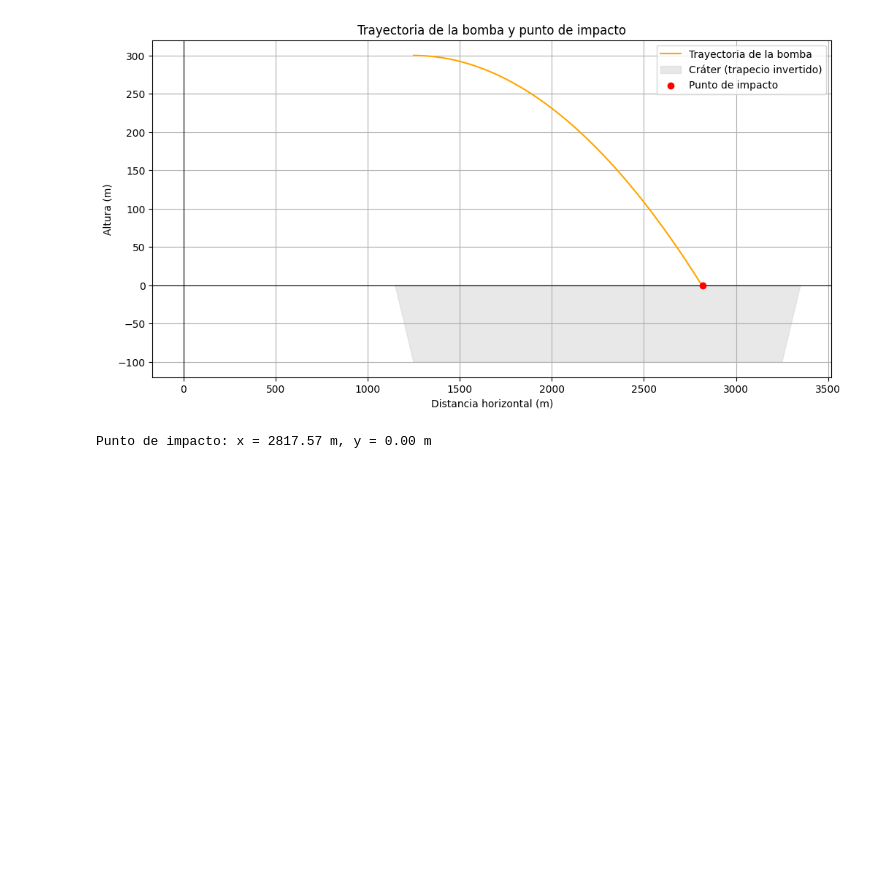
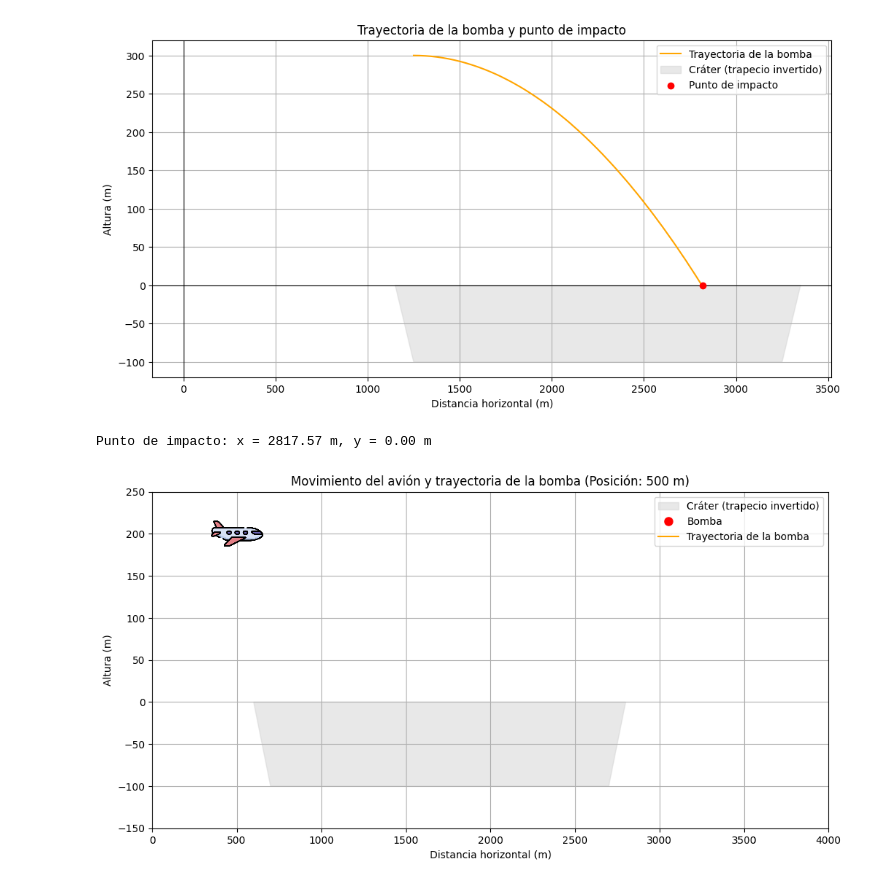
Before and after one commit to stiv001/Proyecto-metodos, a Jupyter notebook: Proyecto.ipynb, the cells around one changed output. Saved outputs shown, nothing was run; the diff lists cells and outputs as text; code cells hidden in the pictures; blank space fills up the shorter version.

Commit message:
grafica del avion

```diff
--- a/Proyecto.ipynb
+++ b/Proyecto.ipynb
@@ -178,3 +178,96 @@ else:
 # %% [output]
 [figure]
 Punto de impacto: x = 2817.57 m, y = 0.00 m
+# %%
+import numpy as np
+import matplotlib.pyplot as plt
+from matplotlib.offsetbox import OffsetImage, AnnotationBbox
+
+# Parámetros
+ha = 200  # Altura inicial del avión
+hc = -100  # Altura del fondo del cráter
+L = 2000  # Longitud horizontal del cráter
+alpha = np.radians(45)  # Ángulo de las paredes del cráter
+d = 700  # Distancia inicial del avión desde el borde del cráter
+v0 = 200  # Velocidad inicial de la bomba
+
+v0x = v0
+v0y = 0
+g = 9.81
+
+# Función de trayectoria de la bomba
+def trayectoria(x, x0, y0, v0x, v0y):
+    t = (x - x0) / v0x
+    return y0 + v0y * t - 0.5 * g * t**2
+
+# Coordenadas del cráter
+x_crater = [
+    d,
+    d + (hc / np.tan(alpha)),
+    d + L - (hc / np.tan(alpha)),
+    d + L
+]
+y_crater = [hc, 0, 0, hc]
+
+# Trayectoria de la bomba
+x0 = d
+y0 = ha
+x_trayectoria = np.linspace(x0, x0 + L + 2 * d, 1000)
+y_trayectoria = trayectoria(x_trayectoria, x0, y0, v0x, v0y)
+
+# Detectar impacto
+impacto_x = None
+impacto_y = None
+for i in range(len(x_trayectoria)):
+    if y_trayectoria[i] <= hc:
+        impacto_x = x_trayectoria[i]
+        impacto_y = hc
+        break
+
+# Posiciones a las que el avión se moverá
+posiciones = [500, 1000, 1500, 2000, 2500, 3000, 3500]
+
+for x_avion in posiciones:
+    # Crear figura y ejes en cada paso para asegurarse de que se ve el movimiento
+    fig, ax = plt.subplots(figsize=(12, 6))
+    ax.set_xlim(0, 4000)
+    ax.set_ylim(hc - 50, ha + 50)
+
+    # Dibujar el cráter
+    ax.fill(x_crater, y_crater, color="lightgrey", label="Cráter (trapecio invertido)", alpha=0.5)
+
+    # Ruta de la imagen del avión
+    avion_imagen_ruta = r"C:\Users\Adrian Correa\Desktop\Proyecto-metodos\avion.png"
+    img = plt.imread(avion_imagen_ruta)
+
+    # Añadir el marcador del avión en la nueva posición
+    avion_marker = AnnotationBbox(OffsetImage(img, zoom=0.1), (x_avion, ha), frameon=False)
+    ax.add_artist(avion_marker)
+
+    # Elementos de la bomba y trayectoria
+    bomba, = ax.plot([], [], 'ro', label="Bomba", markersize=8)
+    trayectoria_line, = ax.plot([], [], color="orange", label="Trayectoria de la bomba")
+
+    # Si el avión pasa la posición donde lanza la bomba
+    if x_avion >= d:
+        # Calcular el índice correspondiente en la trayectoria
+        index = min(int((x_avion - d) * len(x_trayectoria) / (4000 - d)), len(x_trayectoria) - 1)
+        bomba_x = x_trayectoria[index]
+        bomba_y = y_trayectoria[index]
+
+        # Actualizar la posición de la bomba (como lista)
+        bomba.set_data([bomba_x], [bomba_y])
+
+        # Dibujar la trayectoria de la bomba
+        trayectoria_line.set_data(x_trayectoria[:index + 1], y_trayectoria[:index + 1])
+
+    # Configurar y mostrar el gráfico en cada iteración
+    plt.legend()
+    plt.grid()
+    plt.title(f"Movimiento del avión y trayectoria de la bomba (Posición: {x_avion} m)")
+    plt.xlabel("Distancia horizontal (m)")
+    plt.ylabel("Altura (m)")
+    plt.show()
+    plt.pause(2.0)  # Pausa para que puedas ver cada etapa claramente
+# %% [output]
+[figure, added]
```
Also changed, not shown: parts of 1 cell of this notebook.
